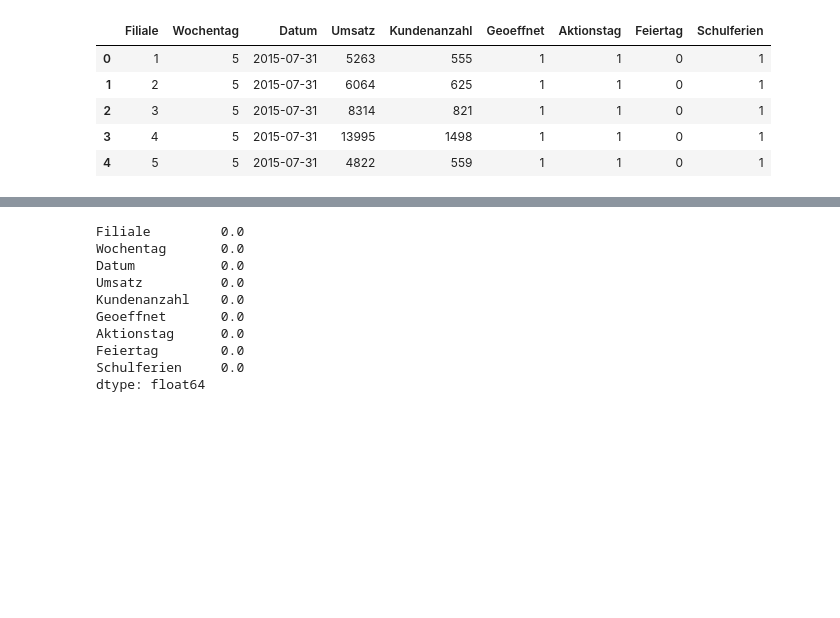
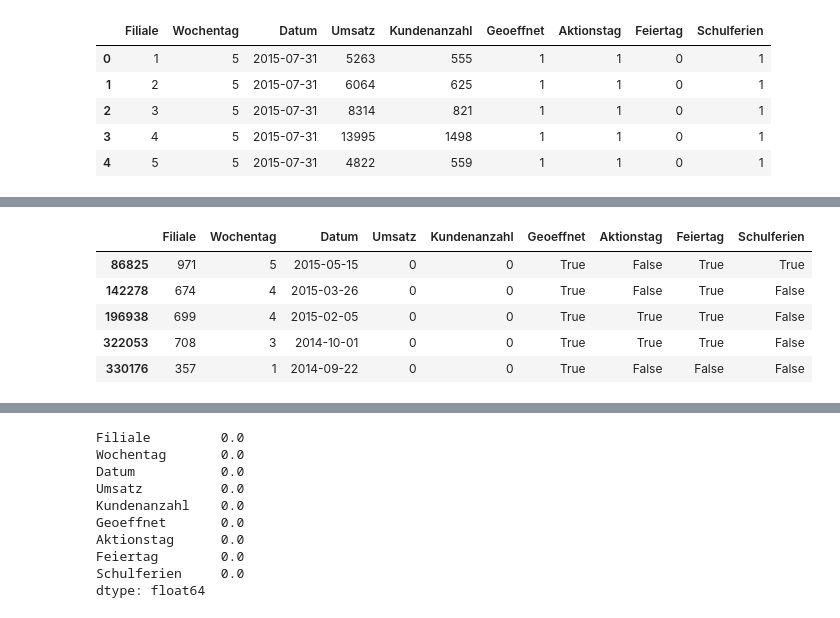
Before and after one commit to AliceKitchkin/Forecasting-Rossmann-Store-Sales, a Jupyter notebook: Forecasting_Notebook.ipynb, the cells around one changed output, grey strips where cells are left out. Cells and saved outputs as stored; diff of their text form; code cells hidden in the pictures; blank space fills up the shorter version.

```diff
--- a/Forecasting_Notebook.ipynb
+++ b/Forecasting_Notebook.ipynb
@@ -123,0 +193,11 @@ display(pd.concat([dtypes, describe]))
+# %%
+# Alle Tage, an denen kein Umsatz gemacht wurde, obwohl die Filiale geöffnet war
+kein_umsatz_geoeffnet = train[(train["Umsatz"]==0) & (train["Geoeffnet"]==True)]
+kein_umsatz_geoeffnet.head()
+# %% [output]
+|  | Filiale | Wochentag | Datum | Umsatz | Kundenanzahl | Geoeffnet | Aktionstag | Feiertag | Schulferien |
+| 86825 | 971 | 5 | 2015-05-15 | 0 | 0 | True | False | True | True |
+| 142278 | 674 | 4 | 2015-03-26 | 0 | 0 | True | False | True | False |
+| 196938 | 699 | 4 | 2015-02-05 | 0 | 0 | True | True | True | False |
+| 322053 | 708 | 3 | 2014-10-01 | 0 | 0 | True | True | True | False |
+| 330176 | 357 | 1 | 2014-09-22 | 0 | 0 | True | False | False | False |
```
Also changed, not shown: parts of 20 cells of this notebook.
